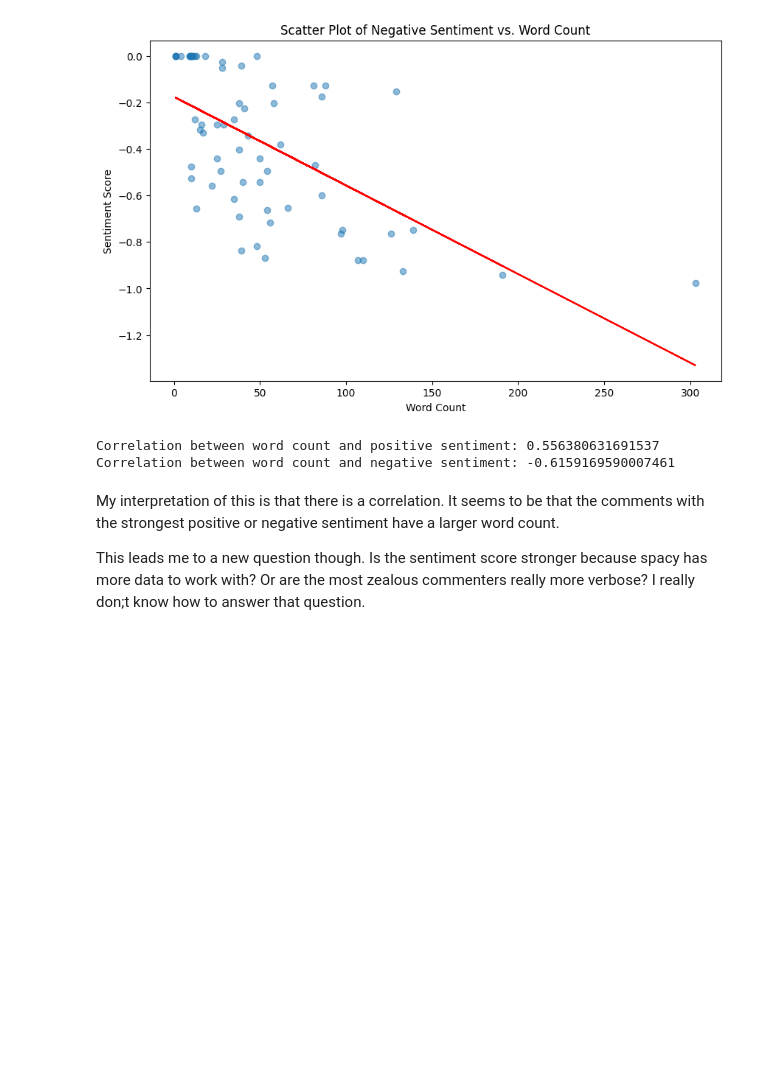
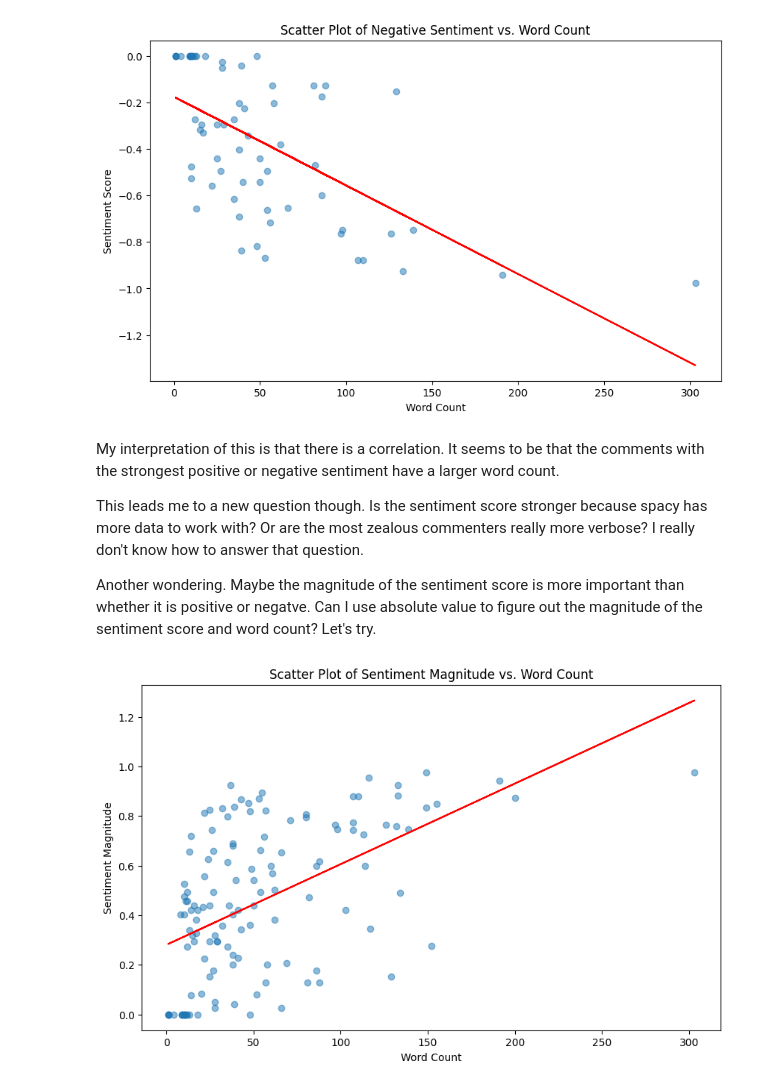
Before and after one commit to drpafowler/web-scraping-philip, a Jupyter notebook: web-scraping.ipynb, the cells around one changed output. Cells and saved outputs as stored; diff of their text form; code cells hidden in the pictures; blank space fills up the shorter version.

```diff
--- a/web-scraping.ipynb
+++ b/web-scraping.ipynb
@@ -596,52 +596,28 @@ plt.ylabel('Sentiment Score')
 plt.show()
 # %% [output]
 [figure]
-# %%
-from scipy.stats import pearsonr
-
-# Initialize VADER
-analyzer = SentimentIntensityAnalyzer()
-
-# Extract comments and create DataFrame
-def create_comment_df(soup):
-    # Extract comments
-    comments = soup.find_all('div', class_='comment-content')
-
-    # Create lists for DataFrame
-    data = []
-    for comment in comments:
-        text = comment.get_text(strip=True)
-        sentiment = analyzer.polarity_scores(text)['compound']
-        word_count = len(text.split())
-
-        data.append({
-            'sentiment': sentiment,
-            'word_count': word_count
-        })
-
-    # Create DataFrame
-    df = pd.DataFrame(data)
-    return df
-
-# Create DataFrame
-comment_df = create_comment_df(soup)
-
-# Separate positive and negative sentiment comments
-#including 0 as positive sentiment and negative sentiment
-positive_comments = comment_df[comment_df['sentiment'] >= 0]
-negative_comments = comment_df[comment_df['sentiment'] <= 0]
-
-# Calculate correlation for positive sentiment
-pos_corr, _ = pearsonr(positive_comments['word_count'], positive_comments['sentiment'])
-print(f"Correlation between word count and positive sentiment: {pos_corr}")
-
-# Calculate correlation for negative sentiment
-neg_corr, _ = pearsonr(negative_comments['word_count'], negative_comments['sentiment'])
-print(f"Correlation between word count and negative sentiment: {neg_corr}")
-# %% [output]
-Correlation between word count and positive sentiment: 0.556380631691537
-Correlation between word count and negative sentiment: -0.6159169590007461
 # %% [markdown]
 My interpretation of this is that there is a correlation.  It seems to be that the comments with the strongest positive or negative sentiment have a larger word count.
 
-This leads me to a new question though.  Is the sentiment score stronger because spacy has more data to work with?  Or are the most zealous commenters really more verbose?  I really don;t know how to answer that question.
+This leads me to a new question though.  Is the sentiment score stronger because spacy has more data to work with?  Or are the most zealous commenters really more verbose?  I really don't know how to answer that question.
+
+Another wondering.  Maybe the magnitude of the sentiment score is more important than whether it is positive or negatve.  Can I use absolute value to figure out the magnitude of the sentiment score and word count?  Let's try.
+# %%
+# Calculate the absolute value of the sentiment scores to get the magnitude
+comment_df['abs_sentiment'] = comment_df['sentiment'].abs()
+
+# Create a scatter plot
+plt.figure(figsize=(10, 6))
+plt.scatter(comment_df['word_count'], comment_df['abs_sentiment'], alpha=0.5)
+
+# Calculate the best fit line
+m, b = np.polyfit(comment_df['word_count'], comment_df['abs_sentiment'], 1)
+plt.plot(comment_df['word_count'], m * comment_df['word_count'] + b, color='red')
+
+# Add titles and labels
+plt.title('Scatter Plot of Sentiment Magnitude vs. Word Count')
+plt.xlabel('Word Count')
+plt.ylabel('Sentiment Magnitude')
+plt.show()
+# %% [output]
+[figure, added]
```
Also changed, not shown: parts of 5 cells of this notebook, 1 other file.
